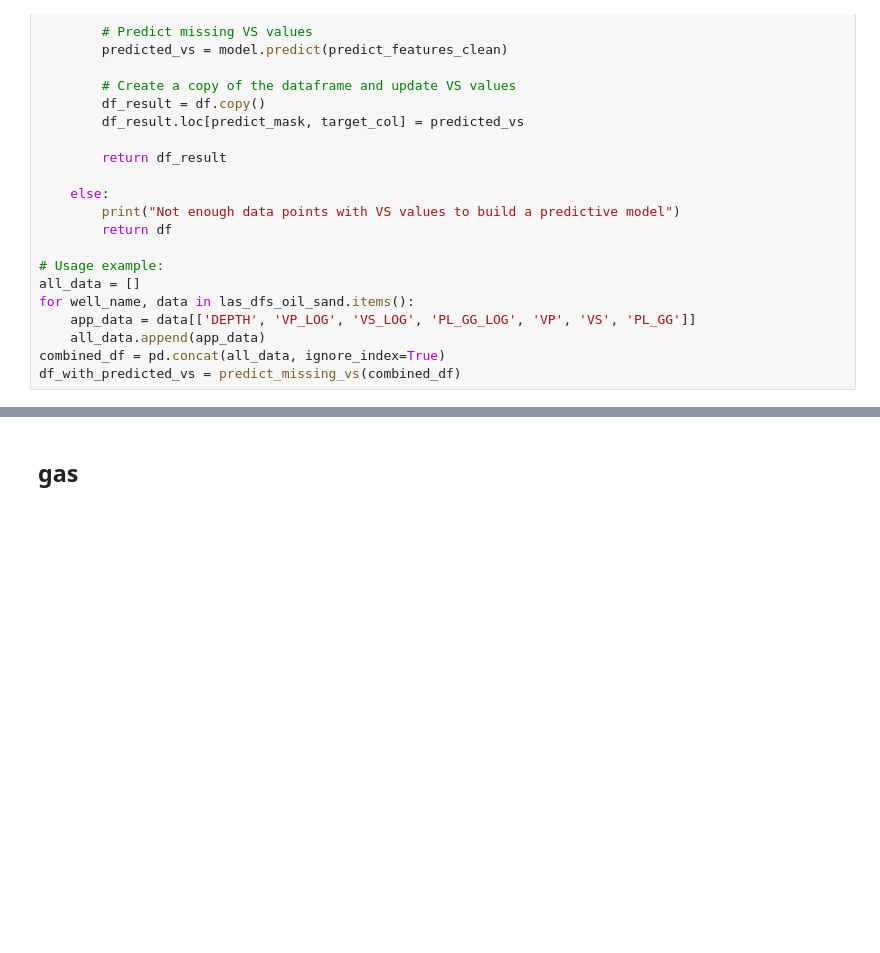
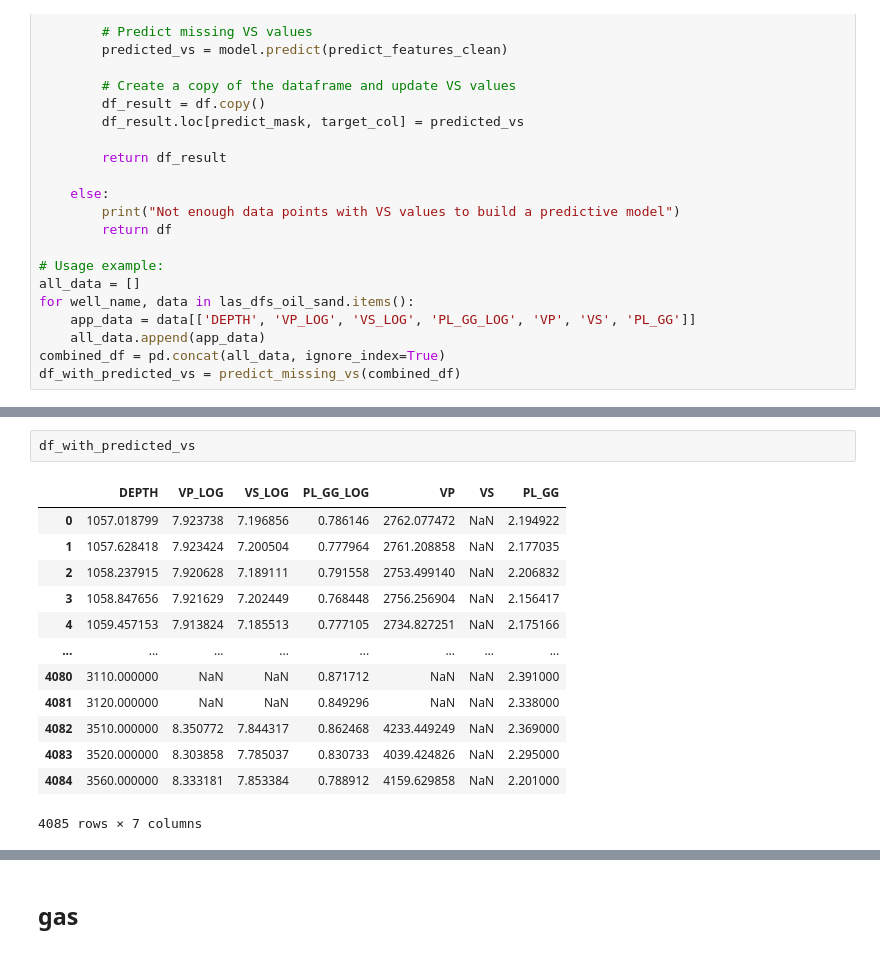
Before and after one commit to spaceswimmer/nnseismic, a Jupyter notebook: src/get-rockphysics-tagilsk.ipynb, the cells around one changed output, grey strips where cells are left out. Cells and saved outputs as stored; diff of their text form; blank space fills up the shorter version.

```diff
--- a/src/get-rockphysics-tagilsk.ipynb
+++ b/src/get-rockphysics-tagilsk.ipynb
@@ -349,3 +352,19 @@ plot_well_logs(df_with_predicted_vs, ['VP_LOG', 'VS_LOG', 'PL_GG_LOG'])
+# %%
+df_with_predicted_vs
+# %% [output]
+|  | DEPTH | VP_LOG | VS_LOG | PL_GG_LOG | VP | VS | PL_GG |
+| 0 | 1057.018799 | 7.923738 | 7.196856 | 0.786146 | 2762.077472 | NaN | 2.194922 |
+| 1 | 1057.628418 | 7.923424 | 7.200504 | 0.777964 | 2761.208858 | NaN | 2.177035 |
+| 2 | 1058.237915 | 7.920628 | 7.189111 | 0.791558 | 2753.499140 | NaN | 2.206832 |
+| 3 | 1058.847656 | 7.921629 | 7.202449 | 0.768448 | 2756.256904 | NaN | 2.156417 |
+| 4 | 1059.457153 | 7.913824 | 7.185513 | 0.777105 | 2734.827251 | NaN | 2.175166 |
+| ... | ... | ... | ... | ... | ... | ... | ... |
+| 4080 | 3110.000000 | NaN | NaN | 0.871712 | NaN | NaN | 2.391000 |
+| 4081 | 3120.000000 | NaN | NaN | 0.849296 | NaN | NaN | 2.338000 |
+| 4082 | 3510.000000 | 8.350772 | 7.844317 | 0.862468 | 4233.449249 | NaN | 2.369000 |
+| 4083 | 3520.000000 | 8.303858 | 7.785037 | 0.830733 | 4039.424826 | NaN | 2.295000 |
+| 4084 | 3560.000000 | 8.333181 | 7.853384 | 0.788912 | 4159.629858 | NaN | 2.201000 |
+4085 rows × 7 columns
 # %%
 result = fit_gp_model(
 df_with_predicted_vs,
```
Also changed, not shown: parts of 17 cells of this notebook, 11 other files.
